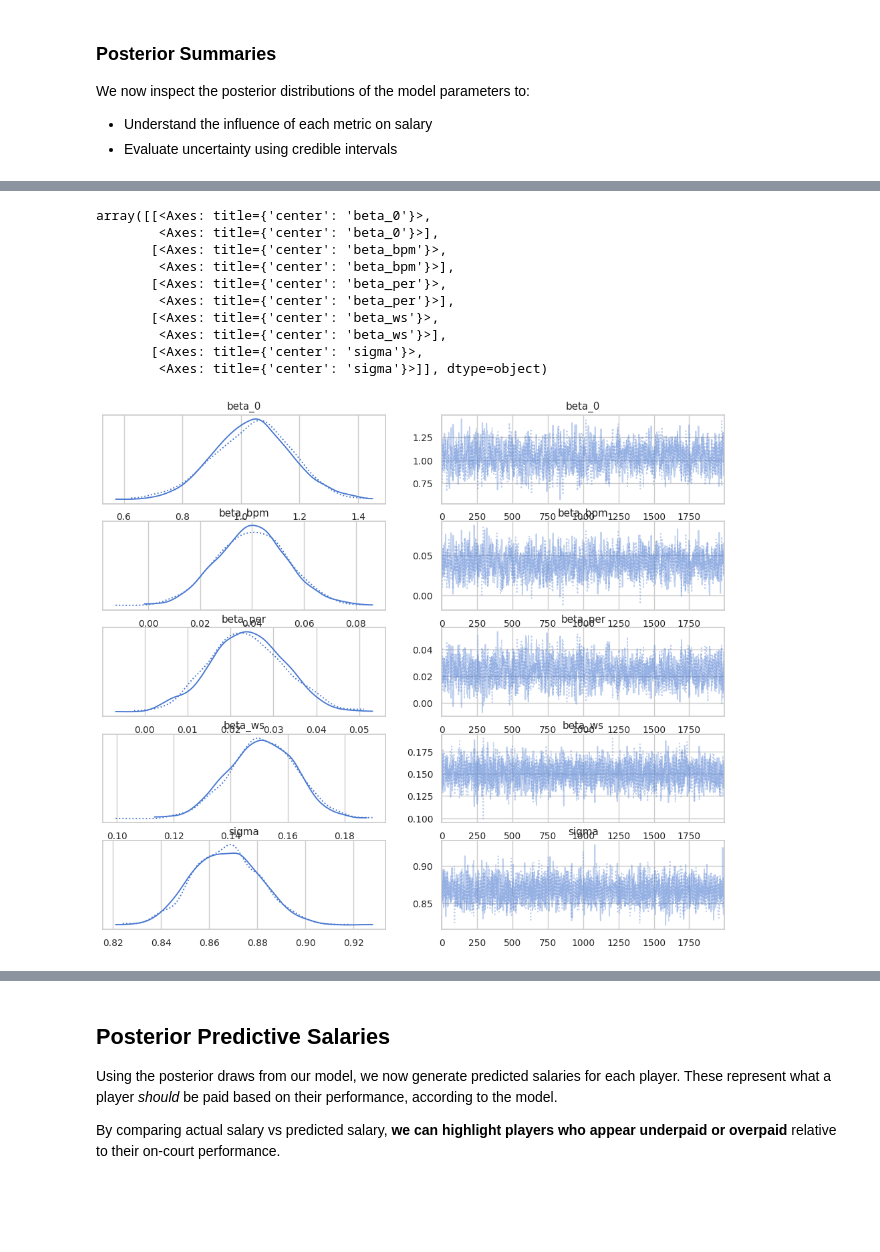
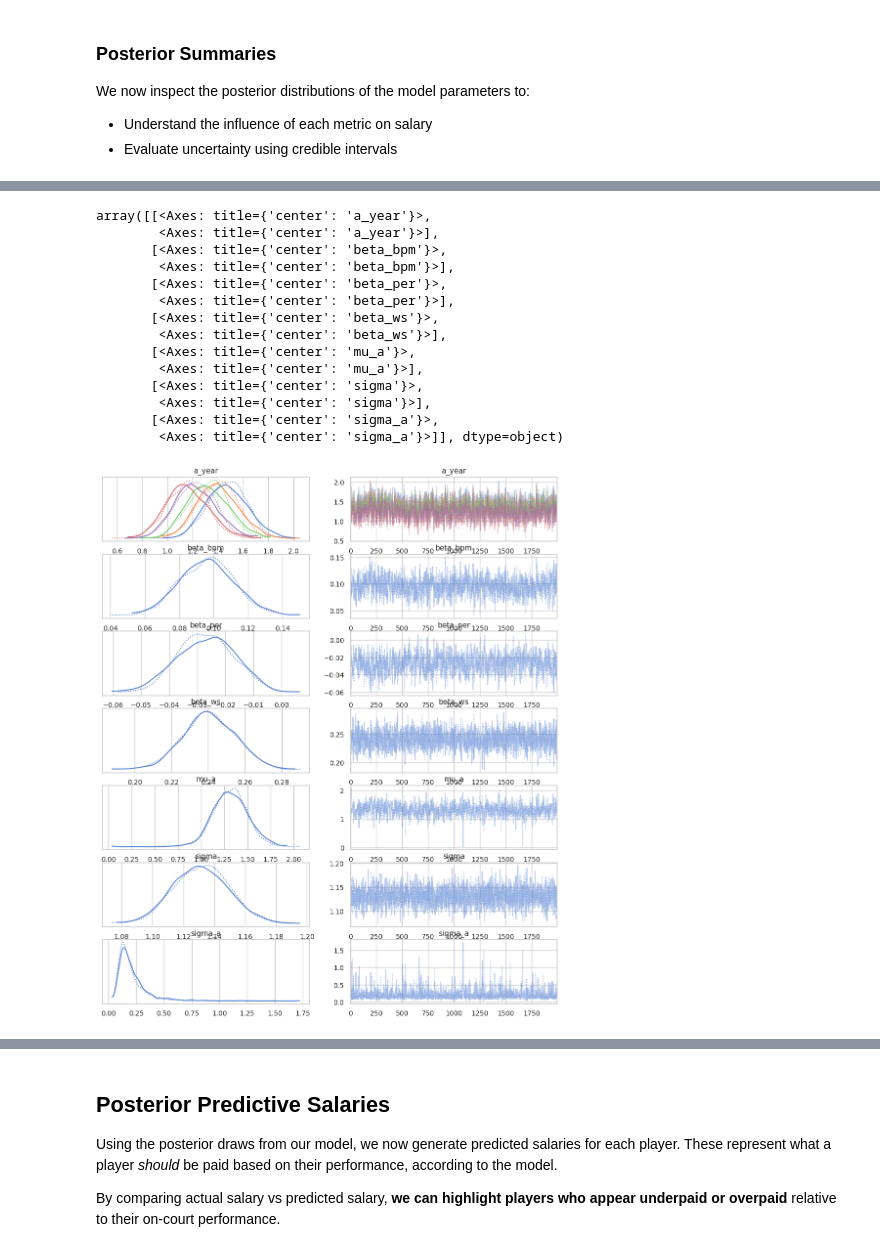
Before and after one commit to maekala/Salary-vs-Performance-Model, a Jupyter notebook: Bayes_Project.ipynb, the cells around one changed output, grey strips where cells are left out. Drawn from its saved outputs; the diff is of its cells as text; code cells hidden in the pictures; blank space fills up the shorter version.

```diff
--- a/Bayes_Project.ipynb
+++ b/Bayes_Project.ipynb
@@ -281,13 +238,0 @@ model_df[model_df['salary_mil'] < 1][['player', 'salary_mil', 'log_salary']].sor
-# %%
-# Keep players making at least $1M
-model_df = model_df[model_df['salary_mil'] >= 1].copy()
-
-# Recompute log
-model_df['log_salary'] = np.log(model_df['salary_mil'])
-
-# Plot again
-plt.figure(figsize=(6, 4))
-sns.histplot(model_df['log_salary'], kde=True)
-plt.title("Log-Transformed Salary Distribution (Filtered $1M+)")
-plt.xlabel("log(salary in millions)")
-plt.show()
@@ -429,18 +389,22 @@ az.summary(trace, round_to=2)
 # %%
 # Traceplot
-az.plot_trace(trace)
+az.plot_trace(hier_trace)
 # %% [output]
-array([[<Axes: title={'center': 'beta_0'}>,
-        <Axes: title={'center': 'beta_0'}>],
+array([[<Axes: title={'center': 'a_year'}>,
+        <Axes: title={'center': 'a_year'}>],
        [<Axes: title={'center': 'beta_bpm'}>,
         <Axes: title={'center': 'beta_bpm'}>],
        [<Axes: title={'center': 'beta_per'}>,
         <Axes: title={'center': 'beta_per'}>],
        [<Axes: title={'center': 'beta_ws'}>,
         <Axes: title={'center': 'beta_ws'}>],
+       [<Axes: title={'center': 'mu_a'}>,
+        <Axes: title={'center': 'mu_a'}>],
        [<Axes: title={'center': 'sigma'}>,
-        <Axes: title={'center': 'sigma'}>]], dtype=object)
+        <Axes: title={'center': 'sigma'}>],
+       [<Axes: title={'center': 'sigma_a'}>,
+        <Axes: title={'center': 'sigma_a'}>]], dtype=object)
-[figure, old version]
+[figure, new version]
 # %% [markdown]
 ### Interpreting Posterior Estimates
 
```
Also changed, not shown: parts of 34 cells of this notebook.
